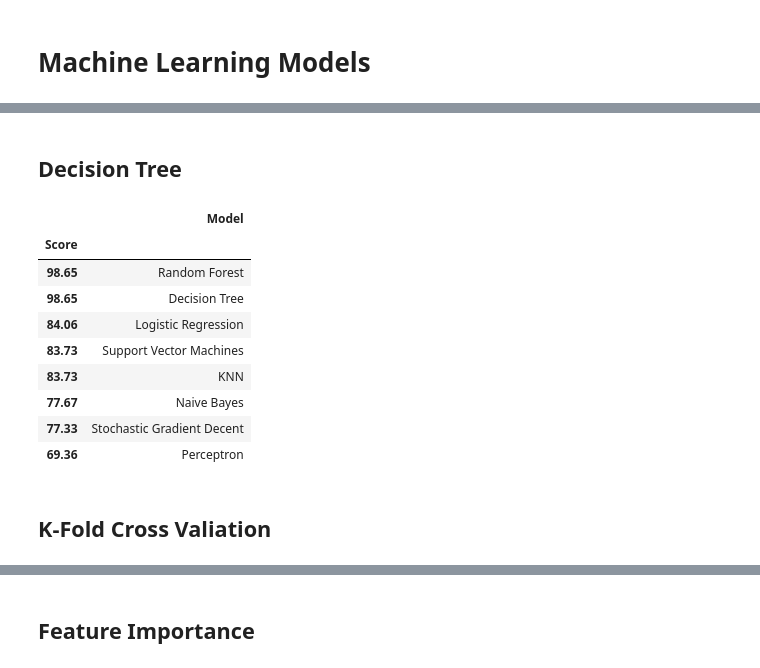
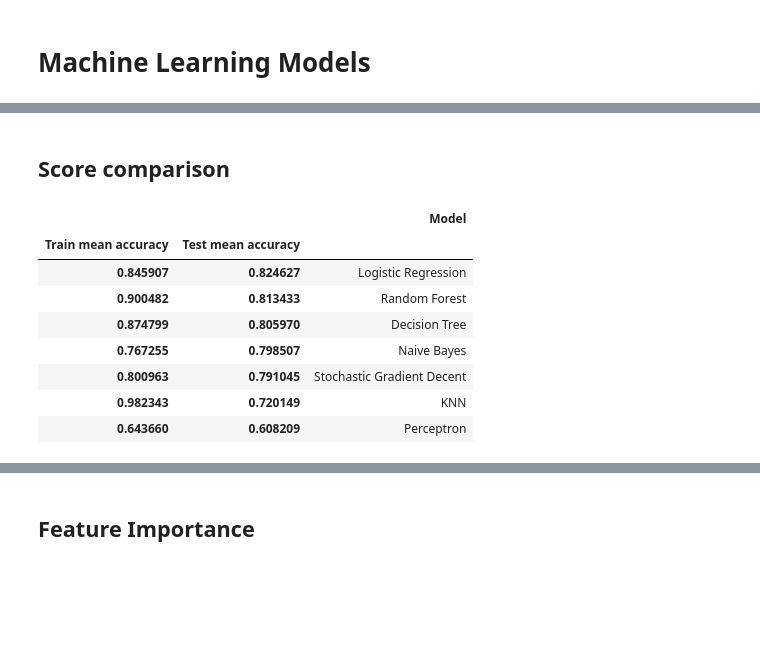
Before and after one commit to clementros/Titanic, a Jupyter notebook: Titanic_Github.ipynb, the cells around one changed output, grey strips where cells are left out. Drawn from its saved outputs; the diff is of its cells as text; code cells hidden in the pictures; blank space fills up the shorter version.

Commit message:
Titanic notebook
New version.
- Add GridSearchCV for each algorithm
- Algorithm scores (accuracy)

```diff
--- a/Titanic_Github.ipynb
+++ b/Titanic_Github.ipynb
@@ -587,7 +557,0 @@ acc_knn = round(knn.score(train, y_train) * 100, 2)
-# %%
-gaussian = GaussianNB()
-gaussian.fit(train, y_train)
-
-y_pred = gaussian.predict(test)
-
-acc_gaussian = round(gaussian.score(train, y_train) * 100, 2)
@@ -596,7 +557,0 @@ acc_gaussian = round(gaussian.score(train, y_train) * 100, 2)
-# %%
-perceptron = Perceptron(max_iter=5)
-perceptron.fit(train, y_train)
-
-y_pred = perceptron.predict(test)
-
-acc_perceptron = round(perceptron.score(train, y_train) * 100, 2)
@@ -605,16 +557,0 @@ acc_perceptron = round(perceptron.score(train, y_train) * 100, 2)
-# %%
-linear_svc = LinearSVC()
-linear_svc.fit(train, y_train)
-
-y_pred = linear_svc.predict(test)
-
-acc_linear_svc = round(linear_svc.score(train, y_train) * 100, 2)
-# %% [markdown]
-## Decision Tree
-# %%
-decision_tree = DecisionTreeClassifier()
-decision_tree.fit(train, y_train)
-
-y_pred = decision_tree.predict(test)
-
-acc_decision_tree = round(decision_tree.score(train, y_train) * 100, 2)
@@ -621,25 +640,27 @@ acc_decision_tree = round(decision_tree.score(train, y_train) * 100, 2)
+# %% [markdown]
+## Score comparison
 # %%
 results = pd.DataFrame({
-    'Model': ['Support Vector Machines', 'KNN', 'Logistic Regression',
+    'Model': ['KNN', 'Logistic Regression',
               'Random Forest', 'Naive Bayes', 'Perceptron',
               'Stochastic Gradient Decent',
               'Decision Tree'],
-    'Score': [acc_linear_svc, acc_knn, acc_log,
-              acc_random_forest, acc_gaussian, acc_perceptron,
-              acc_sgd, acc_decision_tree]})
-result_df = results.sort_values(by='Score', ascending=False)
-result_df = result_df.set_index('Score')
-result_df.head(9)
+    'Train mean accuracy': [ACC_knn_tr, ACC_logreg_tr,
+              ACC_rf_tr, ACC_GNB_tr, ACC_perceptron_tr,
+              ACC_sgd_tr, ACC_dt_tr],
+    'Test mean accuracy': [ACC_knn_te, ACC_logreg_te,
+              ACC_rf_te, ACC_GNB_te, ACC_perceptron_te,
+              ACC_sgd_te, ACC_dt_te]})
+result_df = results.sort_values(by='Test mean accuracy', ascending=False)
+result_df = result_df.set_index(['Train mean accuracy', 'Test mean accuracy'])
+result_df
 # %% [output]
-|  | Model |
-| Score |  |
-| 98.65 | Random Forest |
-| 98.65 | Decision Tree |
-| 84.06 | Logistic Regression |
-| 83.73 | Support Vector Machines |
-| 83.73 | KNN |
-| 77.67 | Naive Bayes |
-| 77.33 | Stochastic Gradient Decent |
-| 69.36 | Perceptron |
+|  |  | Model |
+| Train mean accuracy | Test mean accuracy |  |
+| 0.845907 | 0.824627 | Logistic Regression |
+| 0.900482 | 0.813433 | Random Forest |
+| 0.874799 | 0.805970 | Decision Tree |
+| 0.767255 | 0.798507 | Naive Bayes |
+| 0.800963 | 0.791045 | Stochastic Gradient Decent |
+| 0.982343 | 0.720149 | KNN |
+| 0.643660 | 0.608209 | Perceptron |
-# %% [markdown]
-## K-Fold Cross Valiation
```
Also changed, not shown: parts of 54 cells of this notebook.
